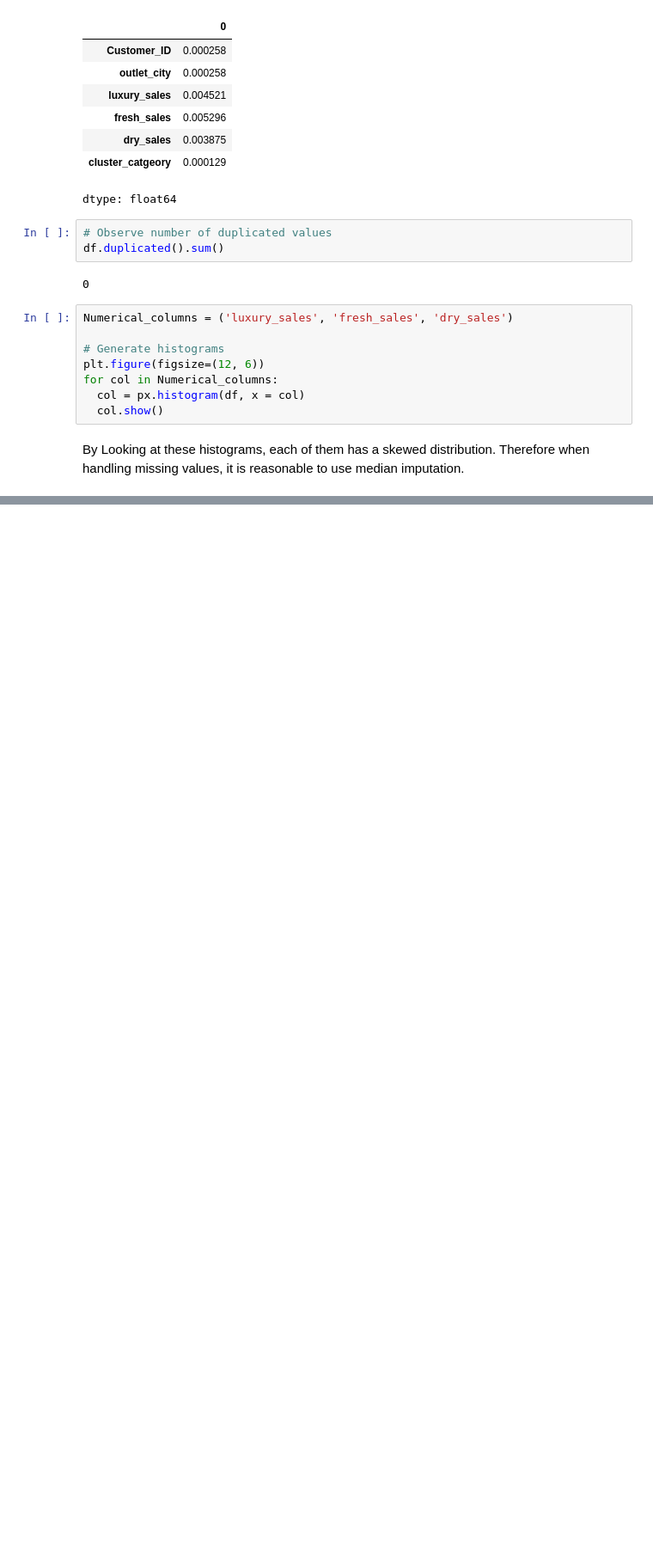
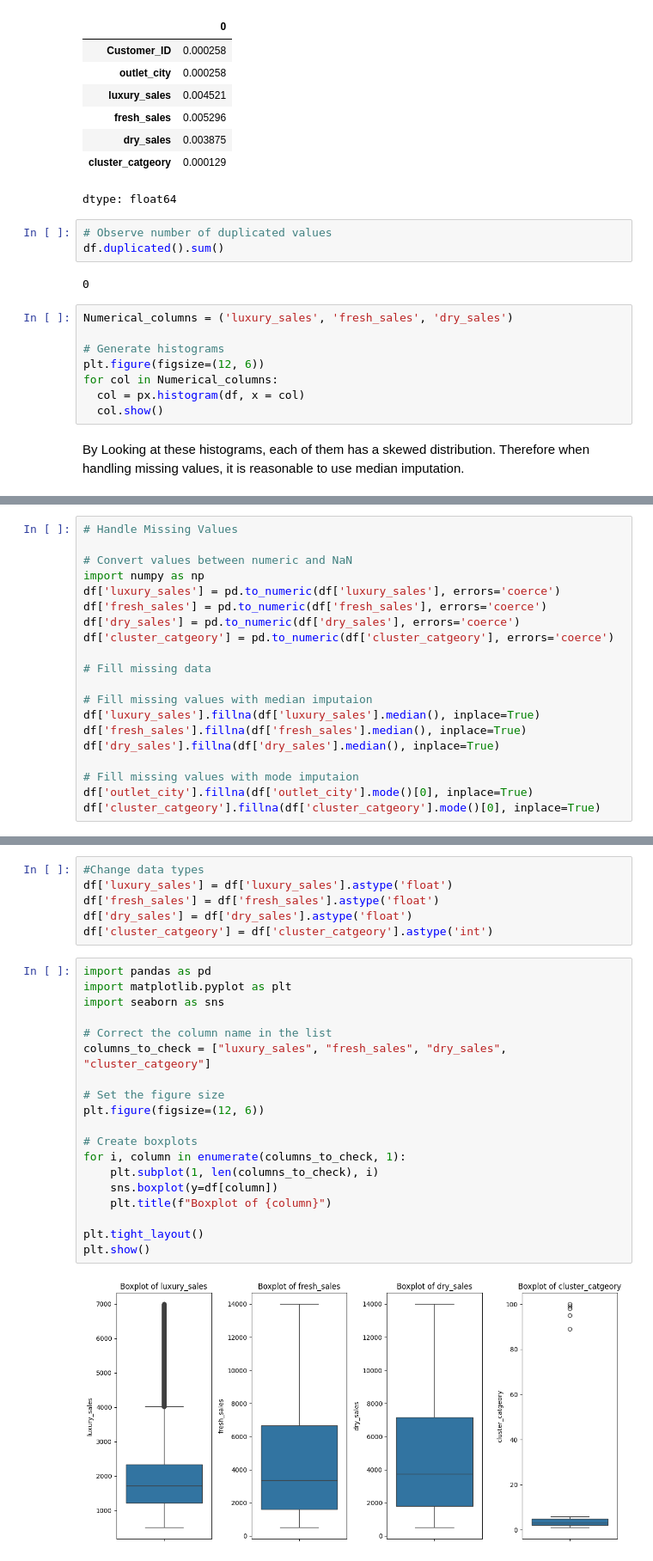
Before and after one commit to InsightMart/DSPL_project, a Jupyter notebook: Train_EDA.ipynb, the cells around one changed output, grey strips where cells are left out. Shown at 86% size. Drawn from its saved outputs; the diff is of its cells as text; blank space fills up the shorter version.

```diff
--- a/Train_EDA.ipynb
+++ b/Train_EDA.ipynb
@@ -128,0 +205,20 @@ By Looking at these histograms, each of them has a skewed distribution. Therefor
+# %%
+# Handle Missing Values
+
+# Convert values between numeric and NaN
+import numpy as np
+df['luxury_sales'] = pd.to_numeric(df['luxury_sales'], errors='coerce')
+df['fresh_sales'] = pd.to_numeric(df['fresh_sales'], errors='coerce')
+df['dry_sales'] = pd.to_numeric(df['dry_sales'], errors='coerce')
+df['cluster_catgeory'] = pd.to_numeric(df['cluster_catgeory'], errors='coerce')
+
+# Fill missing data
+
+# Fill missing values with median imputaion
+df['luxury_sales'].fillna(df['luxury_sales'].median(), inplace=True)
+df['fresh_sales'].fillna(df['fresh_sales'].median(), inplace=True)
+df['dry_sales'].fillna(df['dry_sales'].median(), inplace=True)
+
+# Fill missing values with mode imputaion
+df['outlet_city'].fillna(df['outlet_city'].mode()[0], inplace=True)
+df['cluster_catgeory'].fillna(df['cluster_catgeory'].mode()[0], inplace=True)
@@ -128,0 +259,27 @@ By Looking at these histograms, each of them has a skewed distribution. Therefor
+# %%
+#Change data types
+df['luxury_sales'] = df['luxury_sales'].astype('float')
+df['fresh_sales'] = df['fresh_sales'].astype('float')
+df['dry_sales'] = df['dry_sales'].astype('float')
+df['cluster_catgeory'] = df['cluster_catgeory'].astype('int')
+# %%
+import pandas as pd
+import matplotlib.pyplot as plt
+import seaborn as sns
+
+# Correct the column name in the list
+columns_to_check = ["luxury_sales", "fresh_sales", "dry_sales", "cluster_catgeory"]
+
+# Set the figure size
+plt.figure(figsize=(12, 6))
+
+# Create boxplots
+for i, column in enumerate(columns_to_check, 1):
+    plt.subplot(1, len(columns_to_check), i)
+    sns.boxplot(y=df[column])
+    plt.title(f"Boxplot of {column}")
+
+plt.tight_layout()
+plt.show()
+# %% [output]
+[figure, added]
```
Also changed, not shown: parts of 24 cells of this notebook.
